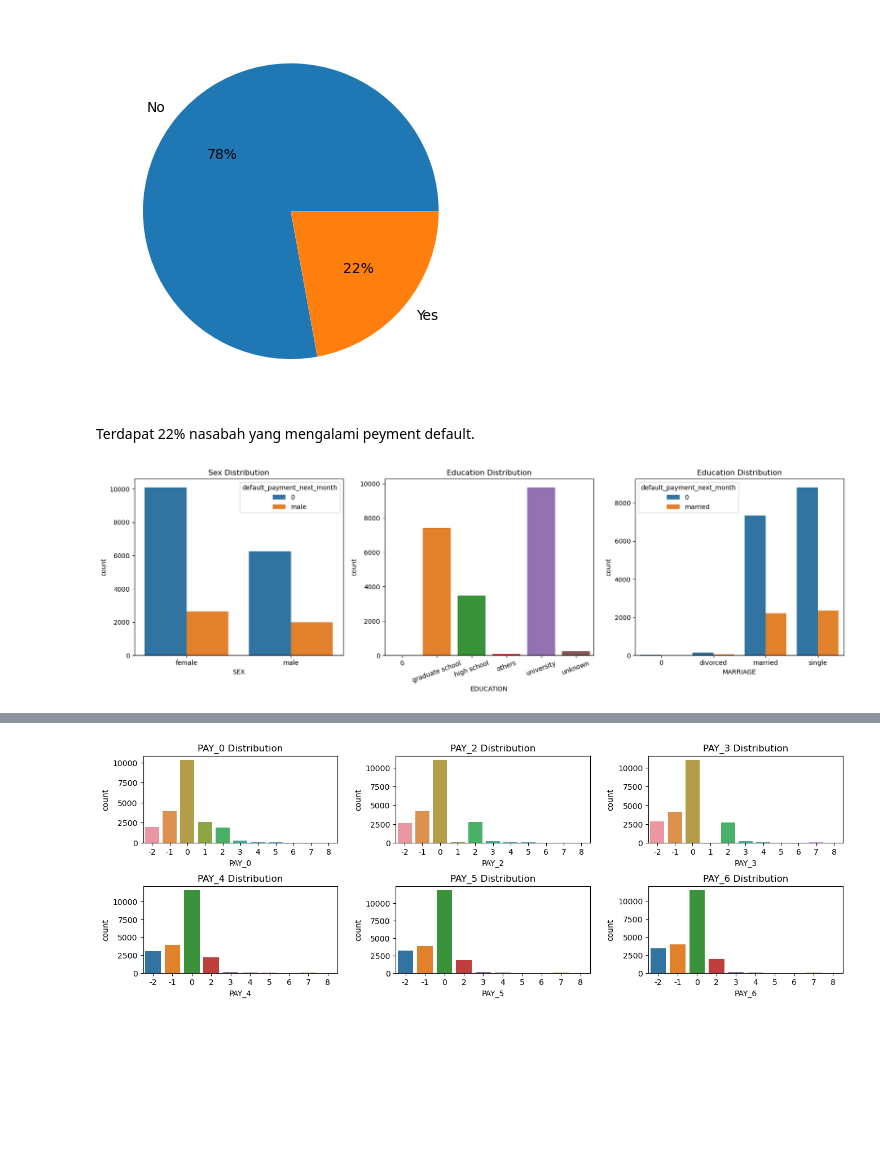
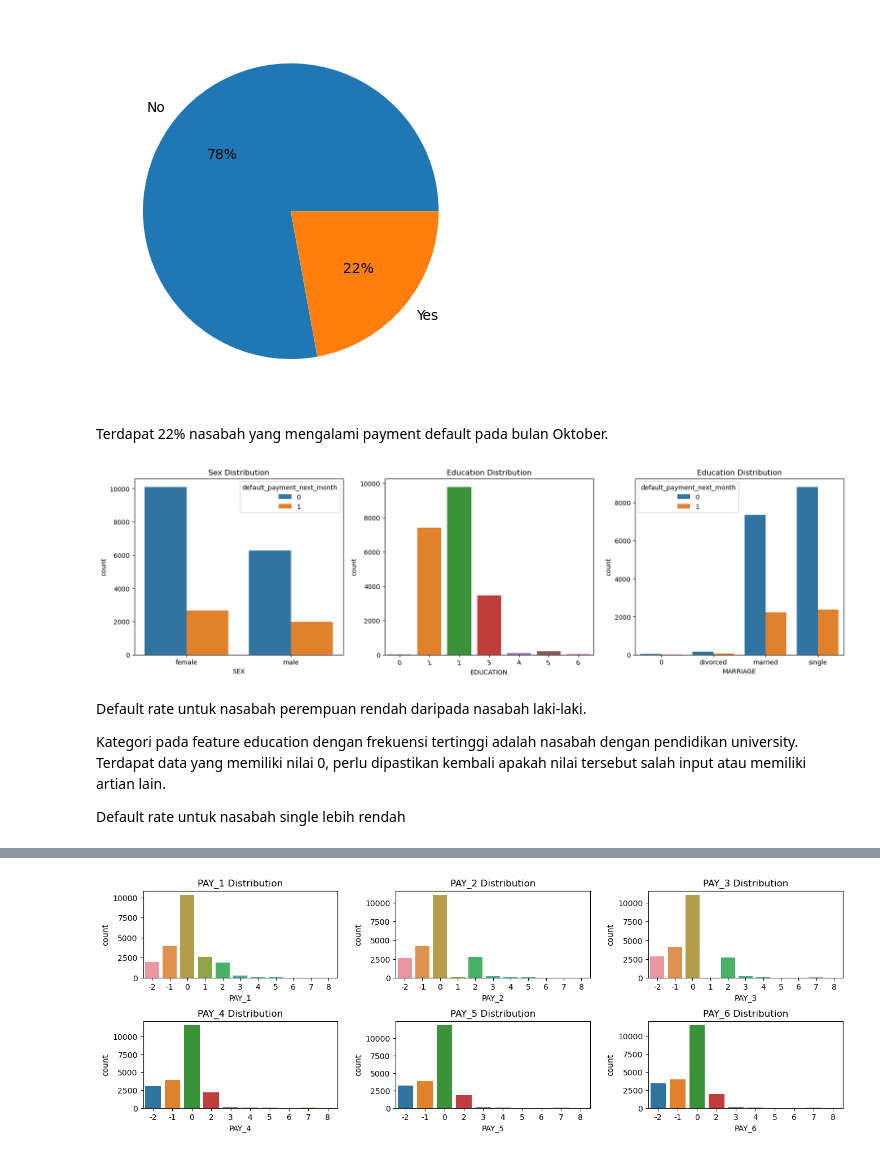
Before and after one commit to iqbalmudzakky/final_project, a Jupyter notebook: Stage_1_Data_Magician.ipynb, the cells around one changed output, grey strips where cells are left out. Drawn from its saved outputs; the diff is of its cells as text; code cells hidden in the pictures; blank space fills up the shorter version.

```diff
--- a/Stage_1_Data_Magician.ipynb
+++ b/Stage_1_Data_Magician.ipynb
@@ -49,6 +51,9 @@ Dapat dilihat bahwa field ID, SEX, EDUCATION, MARRIAGE, AGE, dan PAY_0 hingga PA
+# %%
+# Rename PAY_0 column
+dftrain.rename(columns={'PAY_0': 'PAY_1'}, inplace=True)
 # %%
 # Transforming data type
 
-for i in ['ID', 'SEX', 'EDUCATION', 'MARRIAGE', 'AGE', 'PAY_0', 'PAY_2', 'PAY_3', 'PAY_4', 'PAY_5', 'PAY_6']:
+for i in ['ID', 'SEX', 'EDUCATION', 'MARRIAGE', 'PAY_1', 'PAY_2', 'PAY_3', 'PAY_4', 'PAY_5', 'PAY_6']:
   dftrain[i] = dftrain[i].astype('object')
 # %%
@@ -135,26 +171,34 @@ plt.show()
 # %% [output]
 [figure]
 # %% [markdown]
-Terdapat 22% nasabah yang mengalami peyment default.
+Terdapat 22% nasabah yang mengalami payment default pada bulan Oktober.
 # %%
 categorical_plot, axes = plt.subplots(ncols=3, figsize=(20, 5))
 
-sex_count = dftrain.replace({1:'male', 2:'female'})
+sex_count = dftrain.copy()
+sex_count['SEX'] = sex_count['SEX'].replace({1:'male', 2:'female'})
 sex_count = sex_count.groupby(['SEX', 'default_payment_next_month']).agg(count = ('ID', 'nunique')).reset_index()
 sns.barplot(x = 'SEX', y = 'count', hue = 'default_payment_next_month', data = sex_count, ax = axes[0])
 axes[0].set_title('Sex Distribution')
 
-edu_count = dftrain.replace({1 : 'graduate school', 2 : 'university', 3 : 'high school', 4 : 'others', 5 : 'unknown', 6 : 'unknown'})
-edu_count = edu_count.groupby('EDUCATION').agg(count = ('ID', 'nunique')).reset_index()
+# edu_count = dftrain.replace({1 : 'graduate school', 2 : 'university', 3 : 'high school', 4 : 'others', 5 : 'unknown', 6 : 'unknown'})
+edu_count = dftrain.groupby('EDUCATION').agg(count = ('ID', 'nunique')).reset_index()
 sns.barplot(x = 'EDUCATION', y = 'count', data = edu_count, ax = axes[1])
 axes[1].set_title('Education Distribution')
 axes[1].set_xticklabels(axes[1].get_xticklabels(), rotation=20)
 
-marriage_count = dftrain.replace({1 : 'married', 2 : 'single', 3 : 'divorced'})
+marriage_count = dftrain.copy()
+marriage_count['MARRIAGE']= marriage_count['MARRIAGE'].replace({1 : 'married', 2 : 'single', 3 : 'divorced'})
 marriage_count = marriage_count.groupby(['MARRIAGE', 'default_payment_next_month']).agg(count = ('ID', 'nunique')).reset_index()
 sns.barplot(x = 'MARRIAGE', y = 'count', hue = 'default_payment_next_month', data = marriage_count, ax = axes[2])
 axes[2].set_title('Education Distribution')
 
 categorical_plot.subplots_adjust(wspace=0.2)
 # %% [output]
-[figure, old version]
+[figure, new version]
+# %% [markdown]
+Default rate untuk nasabah perempuan rendah daripada nasabah laki-laki.
+
+Kategori pada feature education dengan frekuensi tertinggi adalah nasabah dengan pendidikan university. Terdapat data yang memiliki nilai 0, perlu dipastikan kembali apakah nilai tersebut salah input atau memiliki artian lain.
+
+Default rate untuk nasabah single lebih rendah
```
Also changed, not shown: parts of 27 cells of this notebook.
